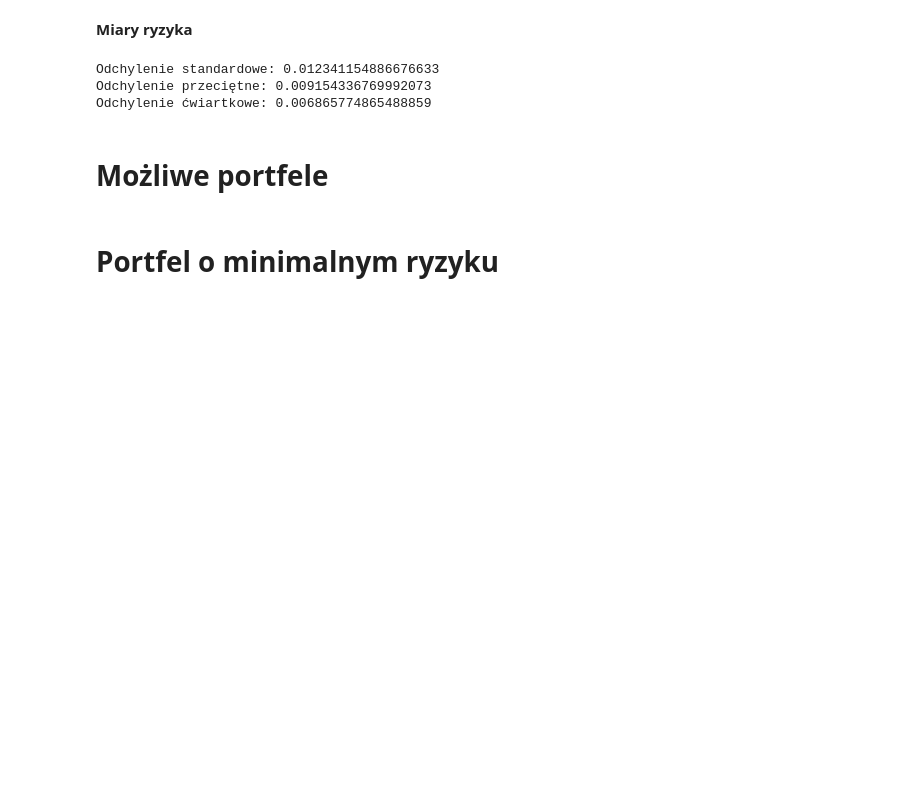
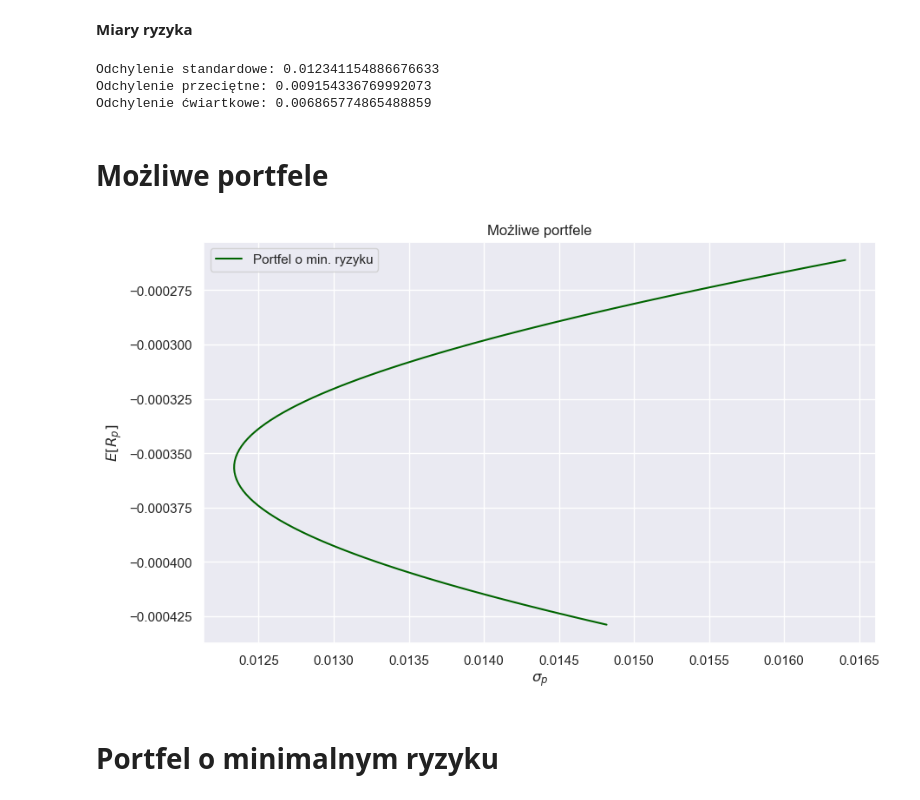
Before and after one commit to Szymex49/NVIDIA_risk_management, a Jupyter notebook: Raport_4/Wiktorowski.ipynb, the cells around one changed output. Cells and saved outputs as stored; diff of their text form; code cells hidden in the pictures; blank space fills up the shorter version.

Commit message:
portfel + portfel o minimalnym ryzyku

```diff
--- a/Raport_4/Wiktorowski.ipynb
+++ b/Raport_4/Wiktorowski.ipynb
@@ -168,5 +168,31 @@ Odchylenie przeciętne: 0.009154336769992073
 Odchylenie ćwiartkowe: 0.006865774865488859
 # %% [markdown]
 # Możliwe portfele
+# %%
+def portfolio(R1, R2, show = False):
+    w1 = np.linspace(.01, .99, 99)
+    w2 = 1 - w1
+    E = []
+    s = []
+    for w1, w2 in zip(w1, w2):
+        s.append(stdev(w1*R1 + w2*R2))
+        E.append(w1*np.mean(R1) + w2 *np.mean(R2))
+    s = np.array(s)
+    E = np.array(E)
+    idx = np.where(s == min(s))[0][0]
+    E_min = E[idx]
+    return s, E, min(s), E_min, idx
+# %%
+s, E, s_min, E_min, idx = portfolio(R1, R2)
+
+fig, ax = plt.subplots(figsize = (10, 6))
+plt.plot(s, E, color = 'darkgreen', label = 'Portfel o min. ryzyku')
+plt.title('Możliwe portfele')
+plt.xlabel('$\sigma_p$')
+plt.ylabel('$E[R_p]$')
+plt.legend()
+plt.show()
+# %% [output]
+[figure, added]
 # %% [markdown]
 # Portfel o minimalnym ryzyku
```
Also changed, not shown: parts of 5 cells of this notebook.
